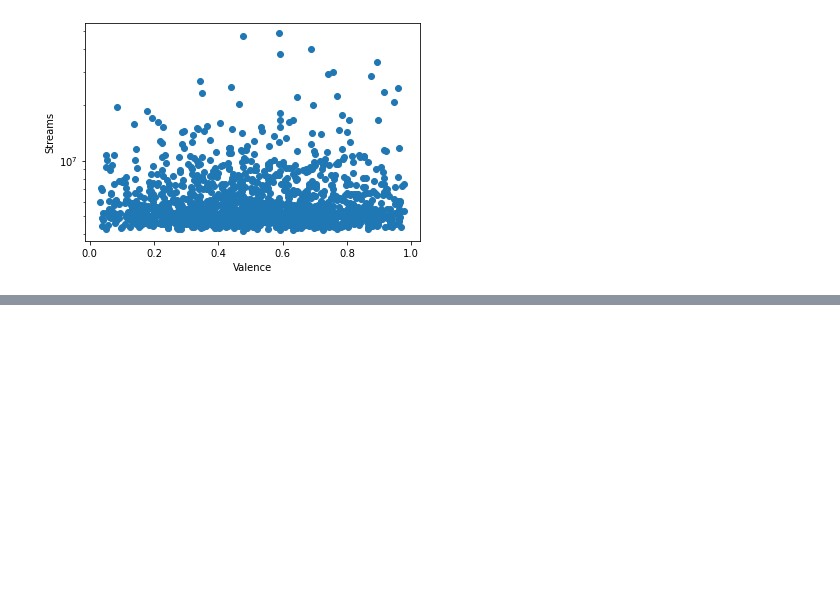
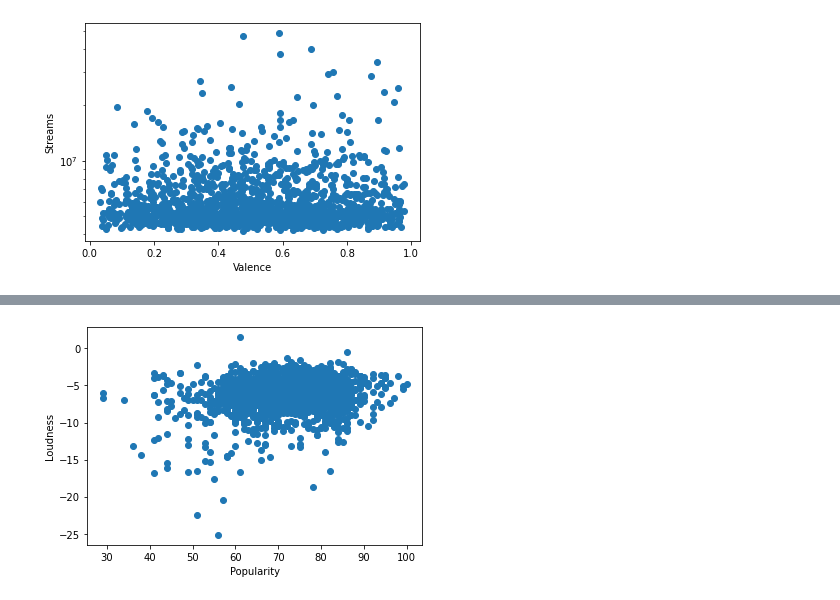
Before and after one commit to natemeyer001/final_project_3, a Jupyter notebook: nateTester.ipynb, the cells around one changed output, grey strips where cells are left out. Cells and saved outputs as stored; diff of their text form; code cells hidden in the pictures; blank space fills up the shorter version.

```diff
--- a/nateTester.ipynb
+++ b/nateTester.ipynb
@@ -272,0 +293,9 @@ plt.show()
+# %%
+new_df = df.loc[df["Popularity"] > 20]
+# %%
+plt.scatter(x=new_df["Popularity"], y=new_df["Loudness"])
+plt.xlabel("Popularity")
+plt.ylabel("Loudness")
+plt.show()
+# %% [output]
+[figure, added]
```
Also changed, not shown: parts of 19 cells of this notebook.
